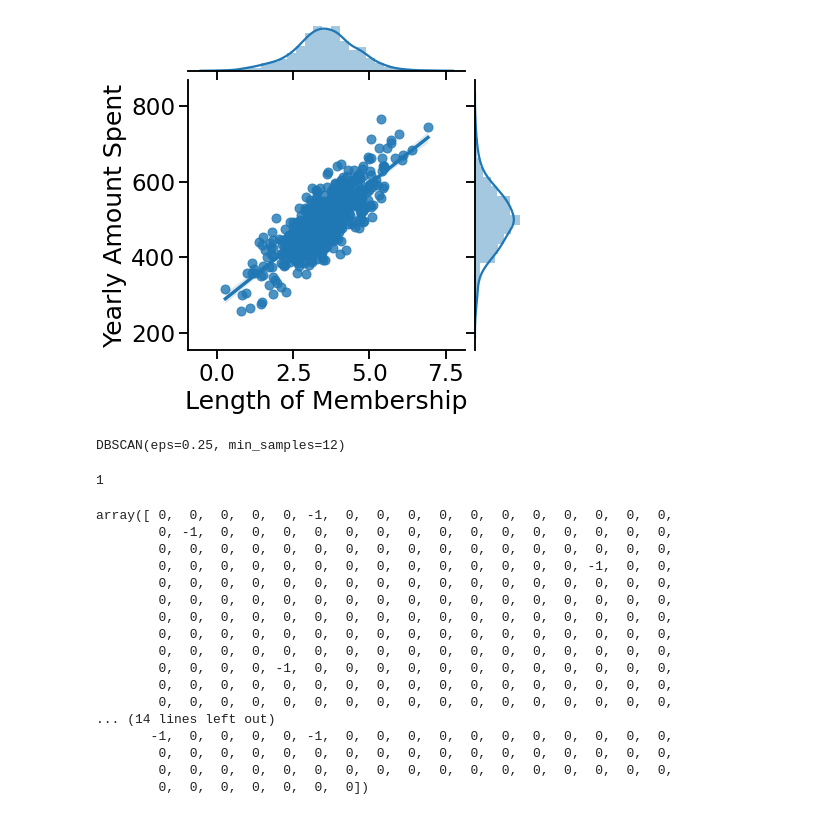
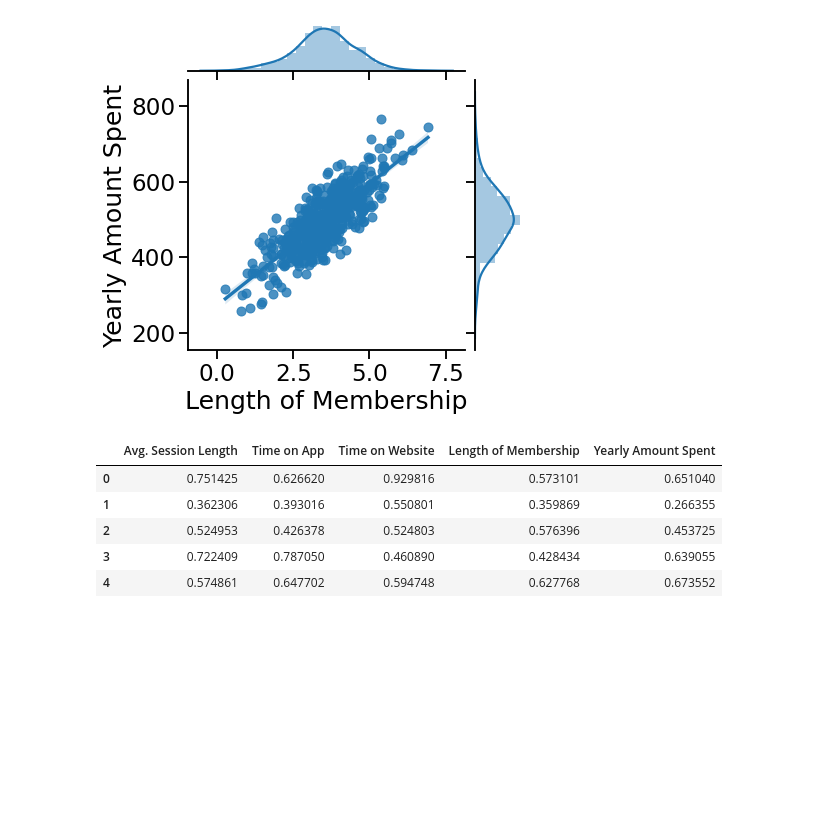
Before and after one commit to JustinSms/Ecommerce_clustering, a Jupyter notebook: DSCAN.ipynb, the cells around one changed output. Drawn from its saved outputs; the diff is of its cells as text; code cells hidden in the pictures; blank space fills up the shorter version.

```diff
--- a/DSCAN.ipynb
+++ b/DSCAN.ipynb
@@ -41,6 +76,15 @@ sns.set_context('talk', font_scale=1.4)
 [figure]
 # %%
 #convert pandas dataframe columns into numpy array
-x = data_num_norm.iloc[:,:].values
+X = data_num_norm.iloc[:,[3,4]].values
+
+data_num_norm.head()
+# %% [output]
+|  | Avg. Session Length | Time on App | Time on Website | Length of Membership | Yearly Amount Spent |
+| 0 | 0.751425 | 0.626620 | 0.929816 | 0.573101 | 0.651040 |
+| 1 | 0.362306 | 0.393016 | 0.550801 | 0.359869 | 0.266355 |
+| 2 | 0.524953 | 0.426378 | 0.524803 | 0.576396 | 0.453725 |
+| 3 | 0.722409 | 0.787050 | 0.460890 | 0.428434 | 0.639055 |
+| 4 | 0.574861 | 0.647702 | 0.594748 | 0.627768 | 0.673552 |
 # %%
 #model construct
@@ -48,8 +92,0 @@ model = DBSCAN(eps=0.25, min_samples=12, metric='euclidean').fit(x)
-# %%
-model
-# %% [output]
-DBSCAN(eps=0.25, min_samples=12)
-# %%
-len(set(cluster))
-# %% [output]
-1
@@ -59,20 +92,0 @@ clusters_df = data[model.labels_!=-1]
-# %%
-model.labels_
-# %% [output]
-array([ 0,  0,  0,  0,  0, -1,  0,  0,  0,  0,  0,  0,  0,  0,  0,  0,  0,
-        0, -1,  0,  0,  0,  0,  0,  0,  0,  0,  0,  0,  0,  0,  0,  0,  0,
-        0,  0,  0,  0,  0,  0,  0,  0,  0,  0,  0,  0,  0,  0,  0,  0,  0,
-        0,  0,  0,  0,  0,  0,  0,  0,  0,  0,  0,  0,  0,  0, -1,  0,  0,
-        0,  0,  0,  0,  0,  0,  0,  0,  0,  0,  0,  0,  0,  0,  0,  0,  0,
-        0,  0,  0,  0,  0,  0,  0,  0,  0,  0,  0,  0,  0,  0,  0,  0,  0,
-        0,  0,  0,  0,  0,  0,  0,  0,  0,  0,  0,  0,  0,  0,  0,  0,  0,
-        0,  0,  0,  0,  0,  0,  0,  0,  0,  0,  0,  0,  0,  0,  0,  0,  0,
-        0,  0,  0,  0,  0,  0,  0,  0,  0,  0,  0,  0,  0,  0,  0,  0,  0,
-        0,  0,  0,  0, -1,  0,  0,  0,  0,  0,  0,  0,  0,  0,  0,  0,  0,
-        0,  0,  0,  0,  0,  0,  0,  0,  0,  0,  0,  0,  0,  0,  0,  0,  0,
-        0,  0,  0,  0,  0,  0,  0,  0,  0,  0,  0,  0,  0,  0,  0,  0,  0,
-... (14 lines left out)
-       -1,  0,  0,  0,  0, -1,  0,  0,  0,  0,  0,  0,  0,  0,  0,  0,  0,
-        0,  0,  0,  0,  0,  0,  0,  0,  0,  0,  0,  0,  0,  0,  0,  0,  0,
-        0,  0,  0,  0,  0,  0,  0,  0,  0,  0,  0,  0,  0,  0,  0,  0,  0,
-        0,  0,  0,  0,  0,  0,  0])
```
Also changed, not shown: parts of 9 cells of this notebook, 1 other file.
